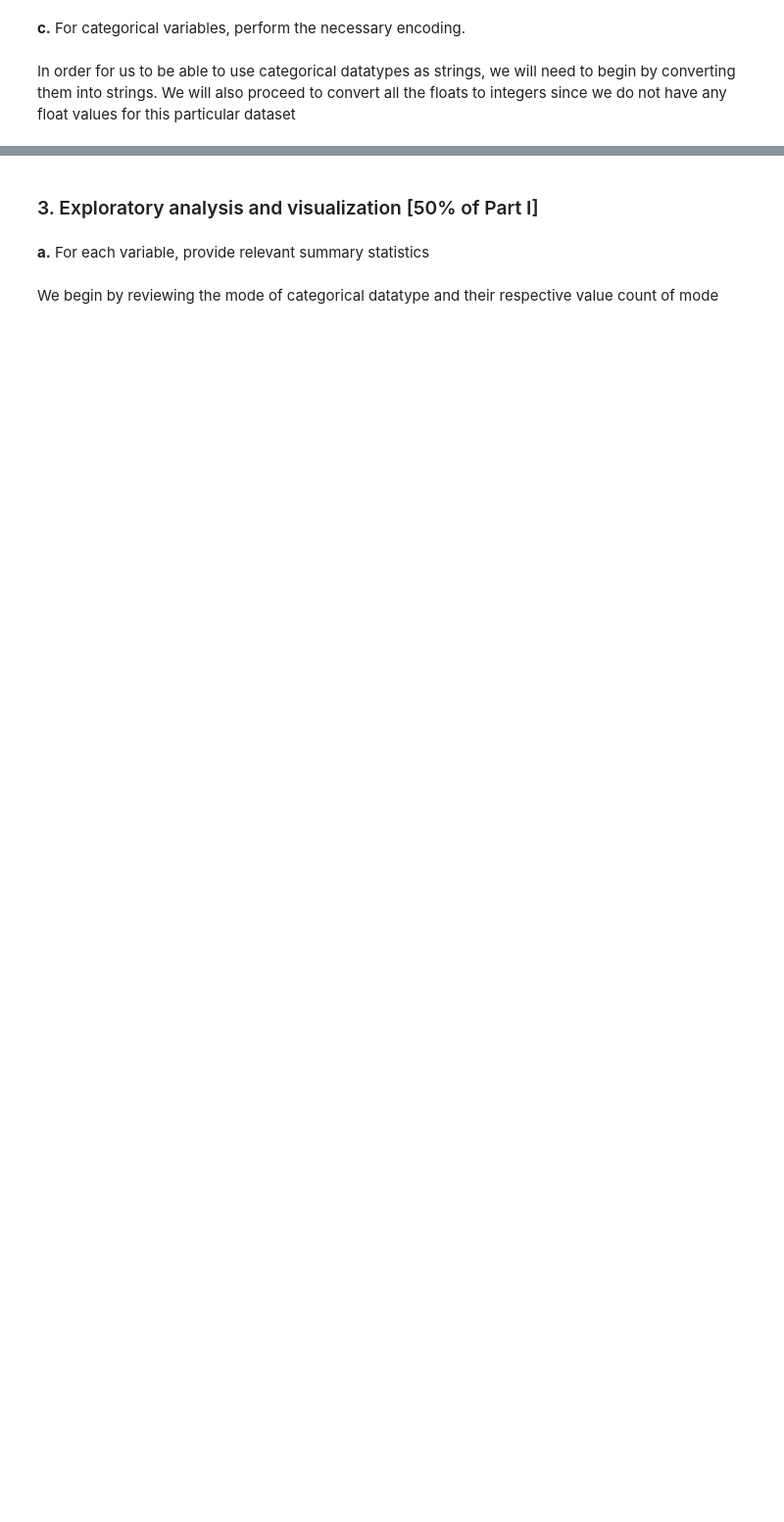
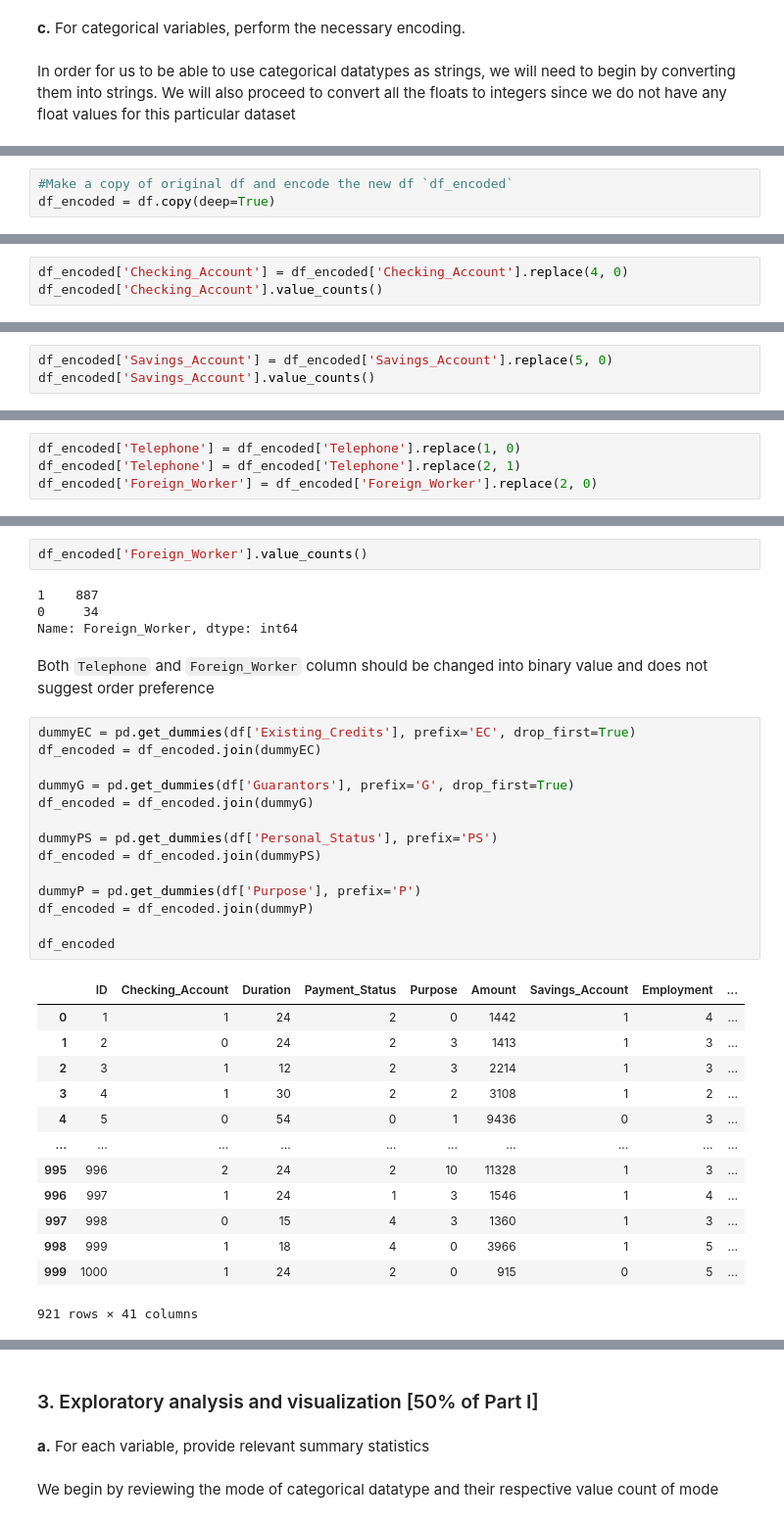
Before and after one commit to Bk49/CS105-Project, a Jupyter notebook: CS105 Project Submission Part I 2023.ipynb, the cells around one changed output, grey strips where cells are left out. Shown at 98% size. Cells and saved outputs as stored; diff of their text form; blank space fills up the shorter version.

Commit message:
completed encoding for all colums and improve clarify for outliers part

```diff
--- a/CS105 Project Submission Part I 2023.ipynb
+++ b/CS105 Project Submission Part I 2023.ipynb
@@ -530,0 +518,3 @@ dtype: object
+# %%
+#Make a copy of original df and encode the new df `df_encoded`
+df_encoded = df.copy(deep=True)
@@ -530,0 +529,3 @@ dtype: object
+# %%
+df_encoded['Checking_Account'] = df_encoded['Checking_Account'].replace(4, 0)
+df_encoded['Checking_Account'].value_counts()
@@ -530,0 +553,3 @@ dtype: object
+# %%
+df_encoded['Savings_Account'] = df_encoded['Savings_Account'].replace(5, 0)
+df_encoded['Savings_Account'].value_counts()
@@ -530,0 +579,4 @@ dtype: object
+# %%
+df_encoded['Telephone'] = df_encoded['Telephone'].replace(1, 0)
+df_encoded['Telephone'] = df_encoded['Telephone'].replace(2, 1)
+df_encoded['Foreign_Worker'] = df_encoded['Foreign_Worker'].replace(2, 0)
@@ -530,0 +589,36 @@ dtype: object
+# %%
+df_encoded['Foreign_Worker'].value_counts()
+# %% [output]
+1    887
+0     34
+Name: Foreign_Worker, dtype: int64
+# %% [markdown]
+Both `Telephone` and `Foreign_Worker` column should be changed into binary value and does not suggest order preference
+# %%
+dummyEC = pd.get_dummies(df['Existing_Credits'], prefix='EC', drop_first=True)
+df_encoded = df_encoded.join(dummyEC)
+
+dummyG = pd.get_dummies(df['Guarantors'], prefix='G', drop_first=True)
+df_encoded = df_encoded.join(dummyG)
+
+dummyPS = pd.get_dummies(df['Personal_Status'], prefix='PS')
+df_encoded = df_encoded.join(dummyPS)
+
+dummyP = pd.get_dummies(df['Purpose'], prefix='P')
+df_encoded = df_encoded.join(dummyP)
+
+df_encoded
+# %% [output]
+|  | ID | Checking_Account | Duration | Payment_Status | Purpose | Amount | Savings_Account | Employment | ... |
+| 0 | 1 | 1 | 24 | 2 | 0 | 1442 | 1 | 4 | ... |
+| 1 | 2 | 0 | 24 | 2 | 3 | 1413 | 1 | 3 | ... |
+| 2 | 3 | 1 | 12 | 2 | 3 | 2214 | 1 | 3 | ... |
+| 3 | 4 | 1 | 30 | 2 | 2 | 3108 | 1 | 2 | ... |
+| 4 | 5 | 0 | 54 | 0 | 1 | 9436 | 0 | 3 | ... |
+| ... | ... | ... | ... | ... | ... | ... | ... | ... | ... |
+| 995 | 996 | 2 | 24 | 2 | 10 | 11328 | 1 | 3 | ... |
+| 996 | 997 | 1 | 24 | 1 | 3 | 1546 | 1 | 4 | ... |
+| 997 | 998 | 0 | 15 | 4 | 3 | 1360 | 1 | 3 | ... |
+| 998 | 999 | 1 | 18 | 4 | 0 | 3966 | 1 | 5 | ... |
+| 999 | 1000 | 1 | 24 | 2 | 0 | 915 | 0 | 5 | ... |
+921 rows × 41 columns
```
Also changed, not shown: parts of 57 cells of this notebook.
